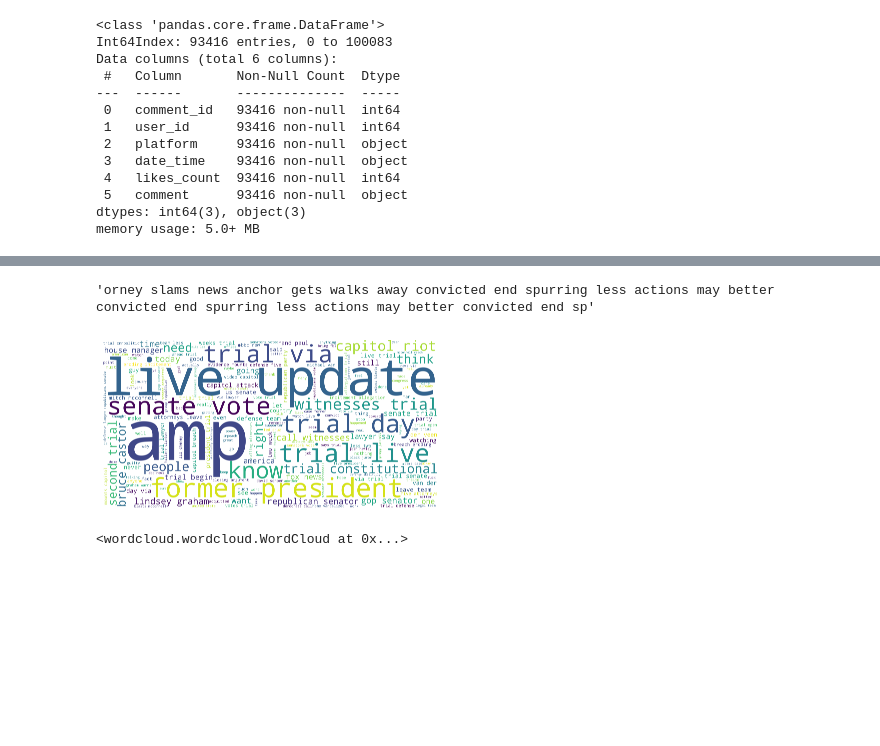
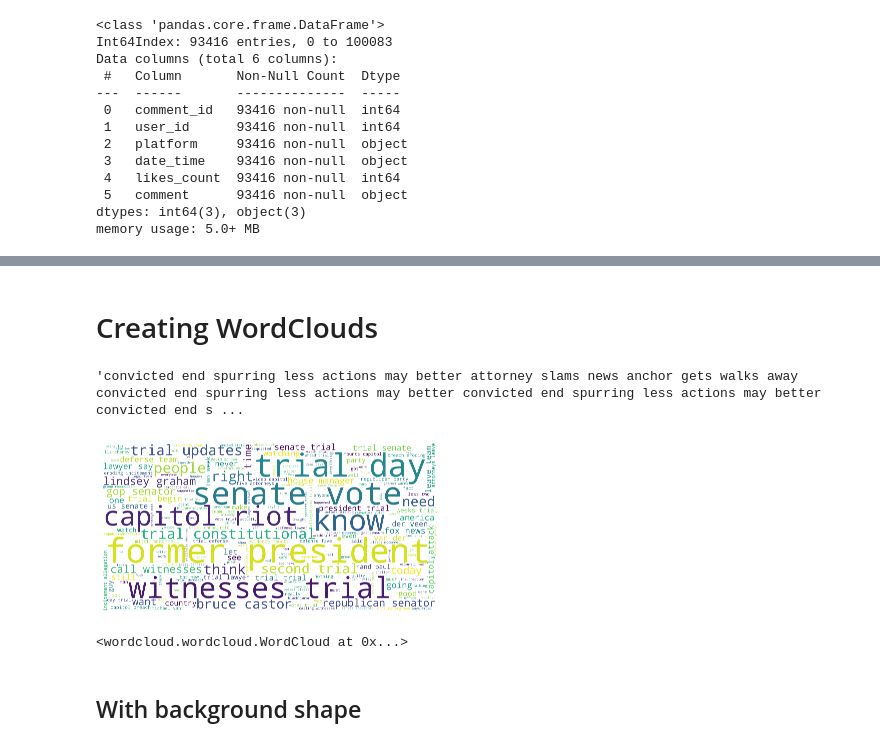
Before and after one commit to joshuawong96/Trump-Impeachment-Analysis, a Jupyter notebook: Twitter/Analysis/twitter_preprocessing_EDA.ipynb, the cells around one changed output, grey strips where cells are left out. Saved outputs shown, nothing was run; the diff lists cells and outputs as text; code cells hidden in the pictures; blank space fills up the shorter version.

Commit message:
Cleaned Processing script
- Added wordclouds with masks

```diff
--- a/Twitter/Analysis/twitter_preprocessing_EDA.ipynb
+++ b/Twitter/Analysis/twitter_preprocessing_EDA.ipynb
@@ -71,15 +74,16 @@ memory usage: 5.0+ MB
 # conduct basic text-preprocessing on 'comment' column
 
 # initialise lists for later
-comment_no_emoji_list = []
+comment_cleaned_emoji_list = []
+comment_cleaned_no_emoji_list = []
 comment_processed_list = []
 
 # prepare stopwords list
 stopwords_list = stopwords.words('english')
-# stopwords_list += ['donald', 'trump', 'impeachment'] #additional stopwords customised based on context
+stopwords_list += ['donald', 'trump', 'impeachment', 'amp', 'live', 'update', 'via'] #additional stopwords customised based on context
 
 # iterate through every comment in the dataframe
-for text in df2['comment']:
+for text in df2['comment_raw']:
     text = re.sub(r"(?:\@|\#|https?\://)\S+", "", text) # remove hashtag mentions and urls
     emoji_pattern = re.compile("["
         u"\U0001F600-\U0001F64F"  # emoticons
@@ -89,8 +93,8 @@ for text in df2['comment']:
         u"\U00002702-\U000027B0"
         u"\U000024C2-\U0001F251"
         "]+", flags=re.UNICODE)
-    text = emoji_pattern.sub(r'', text) # remove emojis
-    text_tokenised = word_tokenize(text) # tokenise words
+    text_no_emoji = emoji_pattern.sub(r'', text) # remove emojis
+    text_tokenised = word_tokenize(text_no_emoji) # tokenise words
     text_lower = [w.lower() for w in text_tokenised] # change to lowercase
     text_words_only = [w for w in text_lower if re.search('^[a-z]+$',w)] # keep only english words
     text_stopremoved = [w for w in text_words_only if w not in stopwords_list] # remove stopwords
@@ -100,12 +104,14 @@ for text in df2['comment']:
     # output.append(text_stemmed)
 
     # append necessary items to lists
-    comment_no_emoji_list.append(text)
+    comment_cleaned_emoji_list.append(text)
+    comment_cleaned_no_emoji_list.append(text_no_emoji)
     comment_processed_list.append(text_stopremoved)
 
 # create new columns
-df2['comment_no_emoji'] = comment_no_emoji_list
-df2['comment_processed'] = comment_processed_list
+df2['comment_cleaned_emoji'] = comment_cleaned_emoji_list # to be used to vader
+df2['comment_cleaned_no_emoji'] = comment_cleaned_no_emoji_list # to be used for vader
+df2['comment_processed'] = comment_processed_list # to be used for wordcloud
 df3 = df2
 df3.head()
 # %% [output]
@@ -118,6 +124,6 @@ df3.head()
+# %% [markdown]
+# Creating WordClouds
 # %%
-# creating wordcloud
-
 # create list of words
 wordcloud_words = []
 for wordlist in df3['comment_processed']:
@@ -129,18 +135,20 @@ wordcloud_string = ""
 for word in wordcloud_words:
     wordcloud_string += word+" "
 
-wordcloud_string[50:200]
+wordcloud_string[:500]
 # %% [output]
-'orney slams news anchor gets walks away convicted end spurring less actions may better convicted end spurring less actions may better convicted end sp'
+'convicted end spurring less actions may better attorney slams news anchor gets walks away convicted end spurring less actions may better convicted end spurring less actions may better convicted end s ...
 # %%
 # Create and generate a word cloud image:
 wordcloud = WordCloud(stopwords=STOPWORDS, background_color="white", width=10000, height=5000).generate(wordcloud_string)
 
 # Display the generated image:
 plt.imshow(wordcloud, interpolation='bilinear')
 plt.axis("off")
 plt.show()
-wordcloud.to_file("trump_impeachment_twitter2.png")
+wordcloud.to_file("trump_impeachment_no_stopwords3.png")
 # %% [output]
-[figure, old version]
+[figure, new version]
 <wordcloud.wordcloud.WordCloud at 0x...>
+# %% [markdown]
+## With background shape
```
Also changed, not shown: parts of 12 cells of this notebook, 36 other files.
